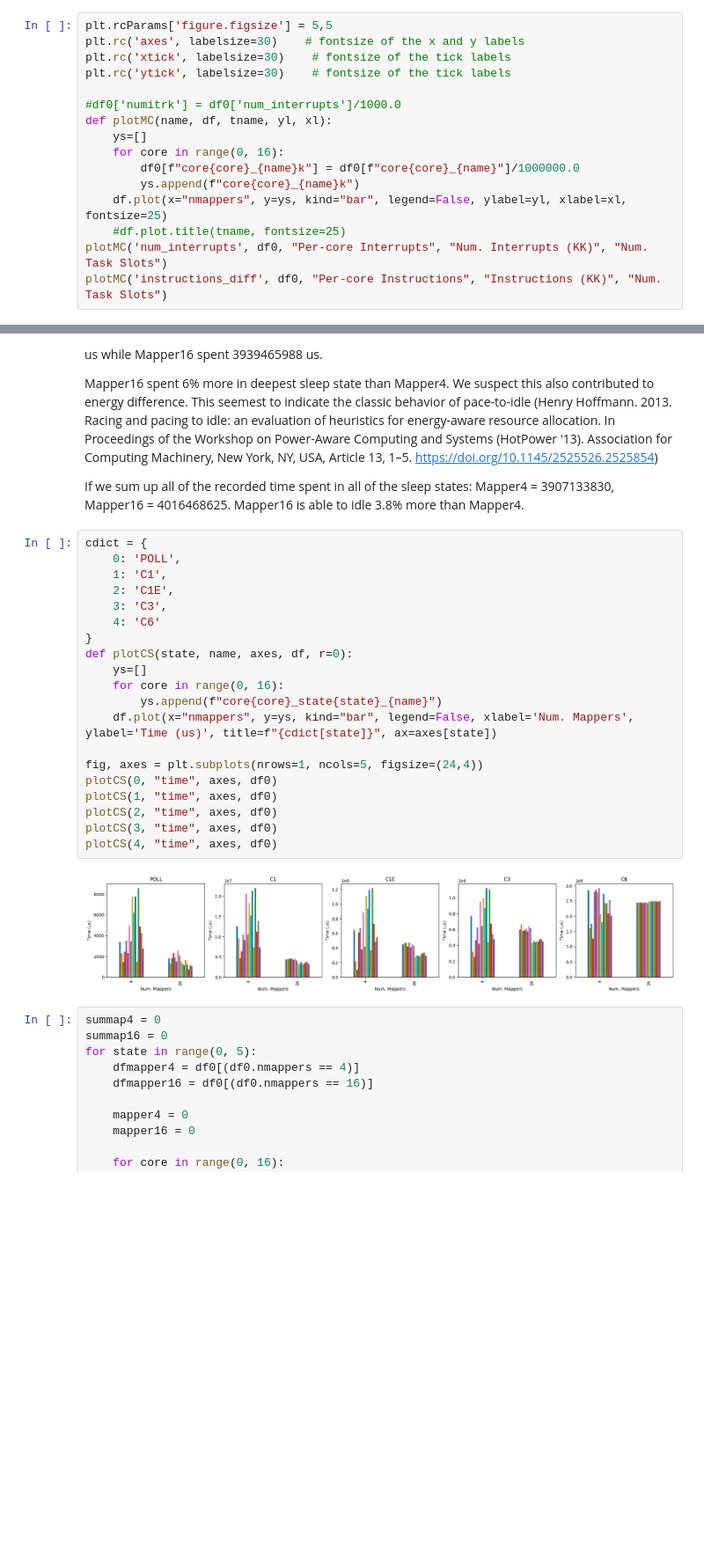
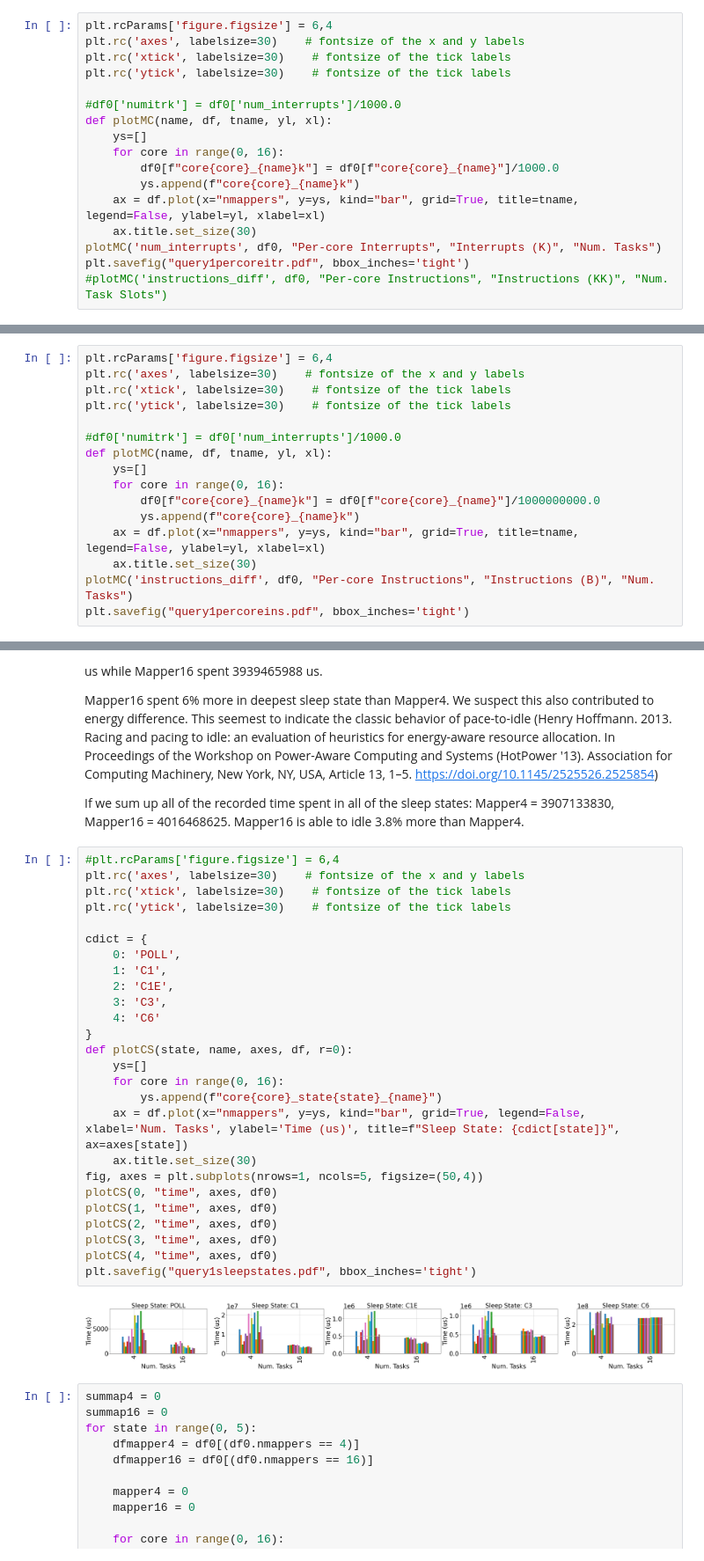
Before and after one commit to EEStrmCmptng/dataset, a Jupyter notebook: micro/query1/sleep_state_analysis/graph.ipynb, the cells around one changed output, grey strips where cells are left out. Shown at 88% size. Saved outputs shown, nothing was run; the diff lists cells and outputs as text; blank space fills up the shorter version.

```diff
--- a/micro/query1/sleep_state_analysis/graph.ipynb
+++ b/micro/query1/sleep_state_analysis/graph.ipynb
@@ -59,7 +78,7 @@ From the per-core results, we can see that overall the 16 Mapper configuration r
 
 The per core instruction also illustrates the results of pinning where for the 4 mappers, cores 15,14,13,12 showed the largest instruction counts in contrast to other cores as they are the busy worker threads.
 # %%
-plt.rcParams['figure.figsize'] = 5,5
+plt.rcParams['figure.figsize'] = 6,4
 plt.rc('axes', labelsize=30)    # fontsize of the x and y labels
 plt.rc('xtick', labelsize=30)    # fontsize of the tick labels
 plt.rc('ytick', labelsize=30)    # fontsize of the tick labels
@@ -68,12 +87,13 @@ plt.rc('ytick', labelsize=30)    # fontsize of the tick labels
 def plotMC(name, df, tname, yl, xl):
     ys=[]
     for core in range(0, 16):
-        df0[f"core{core}_{name}k"] = df0[f"core{core}_{name}"]/1000000.0
+        df0[f"core{core}_{name}k"] = df0[f"core{core}_{name}"]/1000.0
         ys.append(f"core{core}_{name}k")
-    df.plot(x="nmappers", y=ys, kind="bar", legend=False, ylabel=yl, xlabel=xl, fontsize=25)
-    #df.plot.title(tname, fontsize=25)
-plotMC('num_interrupts', df0, "Per-core Interrupts", "Num. Interrupts (KK)", "Num. Task Slots")
-plotMC('instructions_diff', df0, "Per-core Instructions", "Instructions (KK)", "Num. Task Slots")
+    ax = df.plot(x="nmappers", y=ys, kind="bar", grid=True, title=tname, legend=False, ylabel=yl, xlabel=xl)
+    ax.title.set_size(30)
+plotMC('num_interrupts', df0, "Per-core Interrupts", "Interrupts (K)", "Num. Tasks")
+plt.savefig("query1percoreitr.pdf", bbox_inches='tight')
+#plotMC('instructions_diff', df0, "Per-core Instructions", "Instructions (KK)", "Num. Task Slots")
 # %% [output]
 A value is trying to be set on a copy of a slice from a DataFrame.
 Try using .loc[row_indexer,col_indexer] = value instead
@@ -89,0 +104,16 @@ See the caveats in the documentation: https://pandas.pydata.org/pandas-docs/stab
+# %%
+plt.rcParams['figure.figsize'] = 6,4
+plt.rc('axes', labelsize=30)    # fontsize of the x and y labels
+plt.rc('xtick', labelsize=30)    # fontsize of the tick labels
+plt.rc('ytick', labelsize=30)    # fontsize of the tick labels
+
+#df0['numitrk'] = df0['num_interrupts']/1000.0
+def plotMC(name, df, tname, yl, xl):
+    ys=[]
+    for core in range(0, 16):
+        df0[f"core{core}_{name}k"] = df0[f"core{core}_{name}"]/1000000000.0
+        ys.append(f"core{core}_{name}k")
+    ax = df.plot(x="nmappers", y=ys, kind="bar", grid=True, title=tname, legend=False, ylabel=yl, xlabel=xl)
+    ax.title.set_size(30)
+plotMC('instructions_diff', df0, "Per-core Instructions", "Instructions (B)", "Num. Tasks")
+plt.savefig("query1percoreins.pdf", bbox_inches='tight')
@@ -100,27 +137,33 @@ Mapper16 spent 6% more in deepest sleep state than Mapper4. We suspect this also
 
 If we sum up all of the recorded time spent in all of the sleep states: Mapper4 = 3907133830, Mapper16 = 4016468625. Mapper16 is able to idle 3.8% more than Mapper4.
 # %%
+#plt.rcParams['figure.figsize'] = 6,4
+plt.rc('axes', labelsize=30)    # fontsize of the x and y labels
+plt.rc('xtick', labelsize=30)    # fontsize of the tick labels
+plt.rc('ytick', labelsize=30)    # fontsize of the tick labels
+
 cdict = {
     0: 'POLL',
     1: 'C1',
     2: 'C1E',
     3: 'C3',
     4: 'C6'
 }
 def plotCS(state, name, axes, df, r=0):
     ys=[]
     for core in range(0, 16):
         ys.append(f"core{core}_state{state}_{name}")
-    df.plot(x="nmappers", y=ys, kind="bar", legend=False, xlabel='Num. Mappers', ylabel='Time (us)', title=f"{cdict[state]}", ax=axes[state])
-
-fig, axes = plt.subplots(nrows=1, ncols=5, figsize=(24,4))
+    ax = df.plot(x="nmappers", y=ys, kind="bar", grid=True, legend=False, xlabel='Num. Tasks', ylabel='Time (us)', title=f"Sleep State: {cdict[state]}", ax=axes[state])
+    ax.title.set_size(30)
+fig, axes = plt.subplots(nrows=1, ncols=5, figsize=(50,4))
 plotCS(0, "time", axes, df0)
 plotCS(1, "time", axes, df0)
 plotCS(2, "time", axes, df0)
 plotCS(3, "time", axes, df0)
 plotCS(4, "time", axes, df0)
+plt.savefig("query1sleepstates.pdf", bbox_inches='tight')
 # %% [output]
-[figure, old version]
+[figure, new version]
 # %%
 summap4 = 0
 summap16 = 0
```
Also changed, not shown: parts of 3 cells of this notebook, 1 other file.
